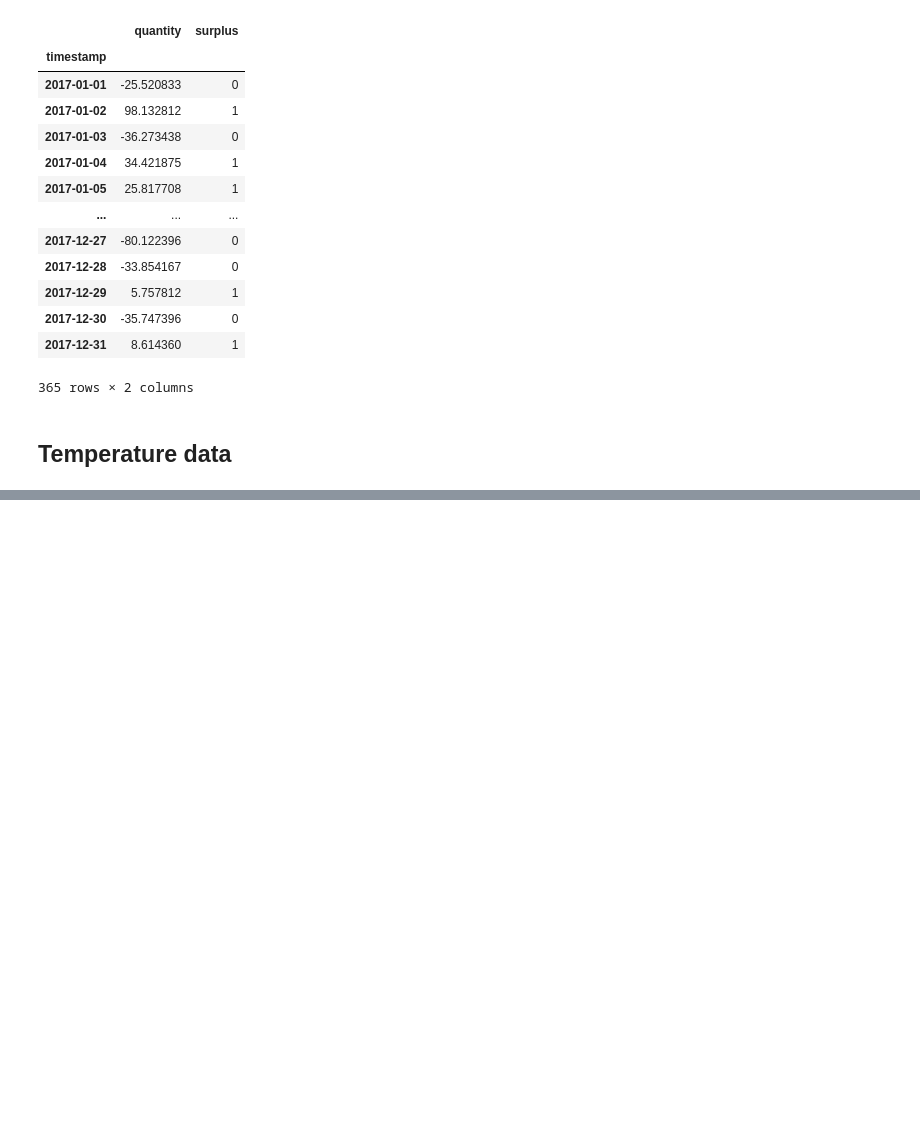
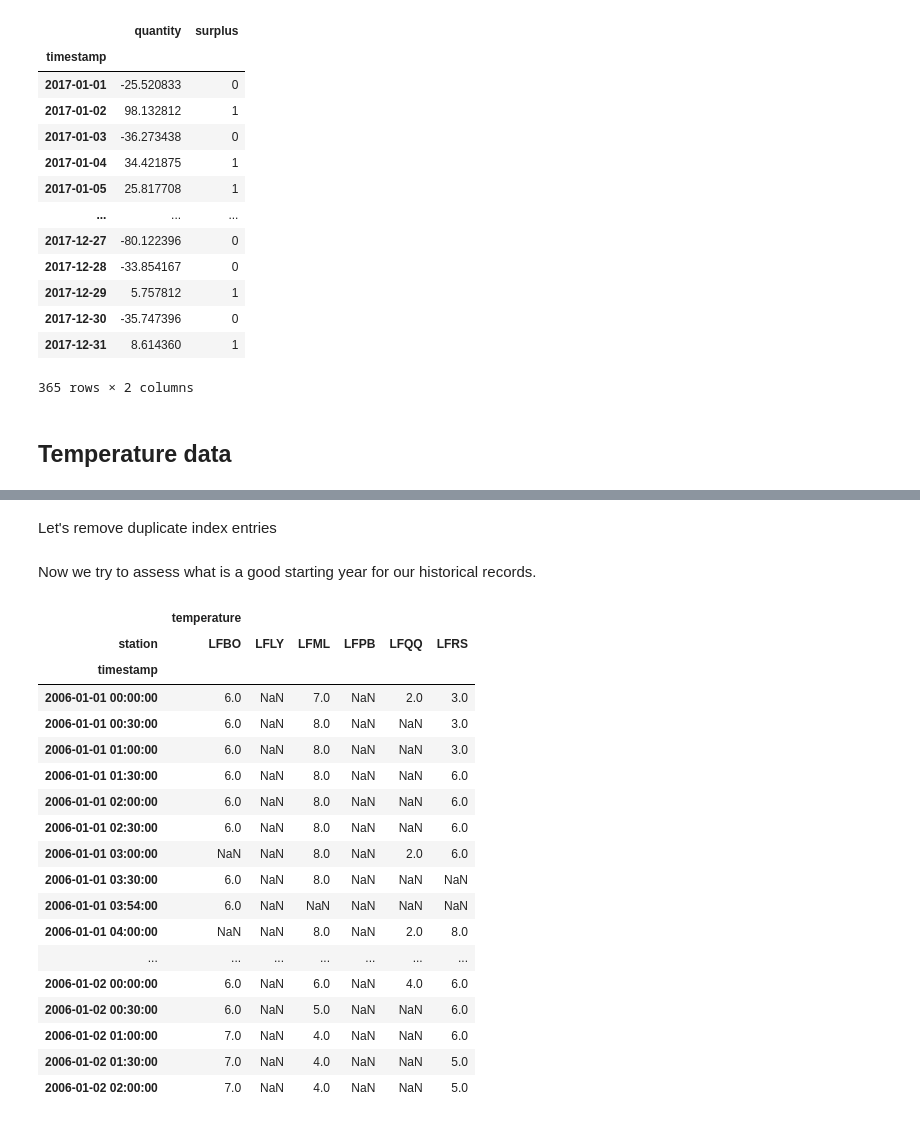
Before and after one commit to camilo-s/Aufgabe, a Jupyter notebook: aufgabe_draft.ipynb, the cells around one changed output, grey strips where cells are left out. Drawn from its saved outputs; the diff is of its cells as text; code cells hidden in the pictures; blank space fills up the shorter version.

```diff
--- a/aufgabe_draft.ipynb
+++ b/aufgabe_draft.ipynb
@@ -530,0 +565,9 @@ dev_2017_daily
+# %%
+# Using index_col=['timestamp', 'station'] I adopt a hierarchical index,
+# which makes it easier to categorize measurements by station
+
+temperature_all_pre = pd.read_csv('asos_six_cities.txt',
+                                  sep=',', header=0,
+                                  names=['station', 'timestamp', 'temperature'],
+                                  parse_dates=['timestamp'],
+                                  index_col=['timestamp', 'station'])
@@ -530,0 +619,30 @@ dev_2017_daily
+# %% [markdown]
+Let's remove duplicate index entries
+# %%
+temperature_all_unique = temperature_all_pre[~temperature_all_pre.index.duplicated(keep='first')]
+# %% [markdown]
+Now we try to assess what is a good starting year for our historical records.
+# %%
+temperature_all_stations_pre = temperature_all_unique.unstack()
+# %%
+temperature_all_stations_pre.head(60)
+# %% [output]
+|  | temperature |  |  |  |  |  |
+| station | LFBO | LFLY | LFML | LFPB | LFQQ | LFRS |
+| timestamp |  |  |  |  |  |  |
+| 2006-01-01 00:00:00 | 6.0 | NaN | 7.0 | NaN | 2.0 | 3.0 |
+| 2006-01-01 00:30:00 | 6.0 | NaN | 8.0 | NaN | NaN | 3.0 |
+| 2006-01-01 01:00:00 | 6.0 | NaN | 8.0 | NaN | NaN | 3.0 |
+| 2006-01-01 01:30:00 | 6.0 | NaN | 8.0 | NaN | NaN | 6.0 |
+| 2006-01-01 02:00:00 | 6.0 | NaN | 8.0 | NaN | NaN | 6.0 |
+| 2006-01-01 02:30:00 | 6.0 | NaN | 8.0 | NaN | NaN | 6.0 |
+| 2006-01-01 03:00:00 | NaN | NaN | 8.0 | NaN | 2.0 | 6.0 |
+| 2006-01-01 03:30:00 | 6.0 | NaN | 8.0 | NaN | NaN | NaN |
+| 2006-01-01 03:54:00 | 6.0 | NaN | NaN | NaN | NaN | NaN |
+| 2006-01-01 04:00:00 | NaN | NaN | 8.0 | NaN | 2.0 | 8.0 |
+| ... | ... | ... | ... | ... | ... | ... |
+| 2006-01-02 00:00:00 | 6.0 | NaN | 6.0 | NaN | 4.0 | 6.0 |
+| 2006-01-02 00:30:00 | 6.0 | NaN | 5.0 | NaN | NaN | 6.0 |
+| 2006-01-02 01:00:00 | 7.0 | NaN | 4.0 | NaN | NaN | 6.0 |
+| 2006-01-02 01:30:00 | 7.0 | NaN | 4.0 | NaN | NaN | 5.0 |
+| 2006-01-02 02:00:00 | 7.0 | NaN | 4.0 | NaN | NaN | 5.0 |
```
Also changed, not shown: parts of 44 cells of this notebook.
